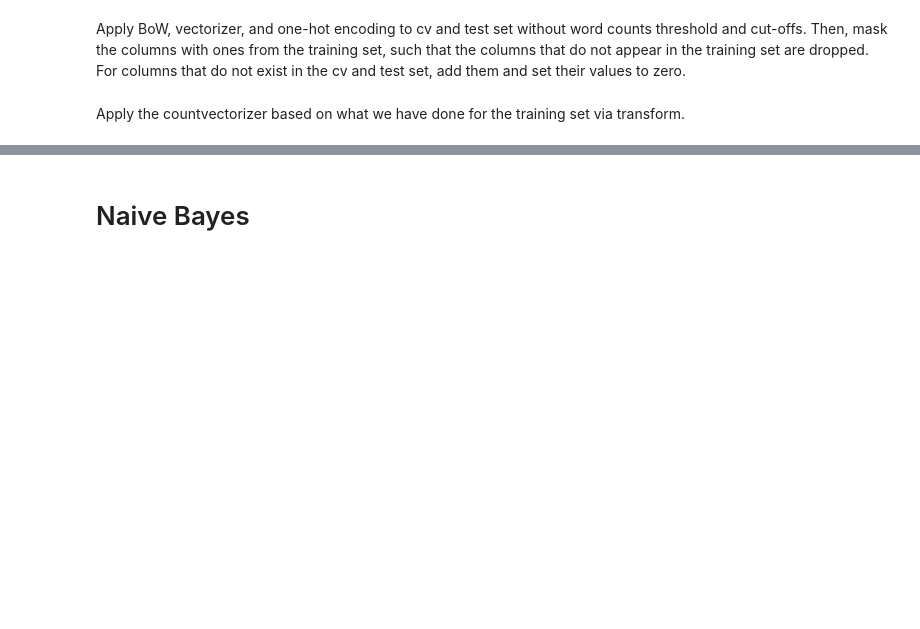
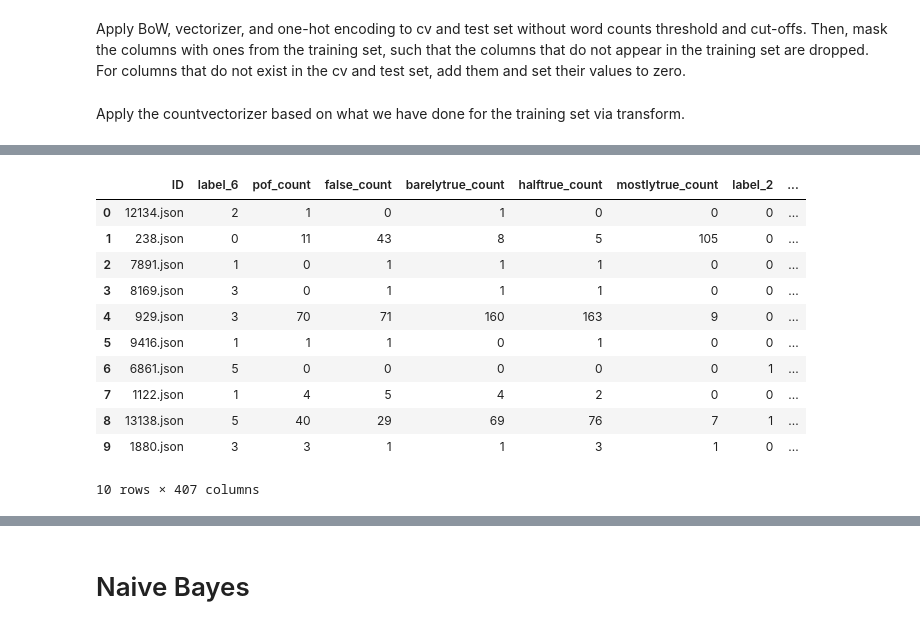
Before and after one commit to TanatPi/ESWD-Term-Project, a Jupyter notebook: true-false-news-classification-eswd-term-project.ipynb, the cells around one changed output, grey strips where cells are left out. Drawn from its saved outputs; the diff is of its cells as text; code cells hidden in the pictures; blank space fills up the shorter version.

```diff
--- a/true-false-news-classification-eswd-term-project.ipynb
+++ b/true-false-news-classification-eswd-term-project.ipynb
@@ -408,2 +404,0 @@ Then, One-Hot encode party.
-# %%
-train_data4 = pd.get_dummies(train_data4, prefix='party', columns=['party'], drop_first=False)
@@ -464,0 +477,31 @@ Apply the countvectorizer based on what we have done for the training set via tr
+# %%
+# Statement
+# get new DataFrame
+cv_statement_vectors = transformtovec(cv_data["stemmed_statement_token"], 'st', cv_statement)
+test_statement_vectors = transformtovec(test_data["stemmed_statement_token"], 'st', cv_statement)
+
+# Context
+# get new DataFrame
+cv_context_vectors = transformtovec(cv_data["stemmed_context_token"], 'ct', cv_context)
+test_context_vectors = transformtovec(test_data["stemmed_context_token"], 'ct', cv_context)
+
+# Context
+# get new DataFrame
+cv_subject_vectors = transformtovec(cv_data["stemmed_subject_token"], 'sj', cv_subject)
+test_subject_vectors = transformtovec(test_data["stemmed_subject_token"], 'sj', cv_subject)
+# %%
+# merge the data in the same order as the training set
+
+# cross validation set
+cv_data = pd.concat([cv_data,cv_statement_vectors],axis=1)
+cv_data = pd.concat([cv_data,cv_context_vectors],axis=1)
+cv_data = pd.concat([cv_data,cv_subject_vectors],axis=1)
+
+# test set
+test_data = pd.concat([test_data,test_statement_vectors],axis=1)
+test_data = pd.concat([test_data,test_context_vectors],axis=1)
+test_data = pd.concat([test_data,test_subject_vectors],axis=1)
+
+# drop original and unnecessary columns
+cv_data.drop(columns=['statement', 'stemmed_statement_token','context', 'stemmed_context_token','subject', 'stemmed_subject_token','speaker','speaker_job','state'], inplace=True)
+test_data.drop(columns=['statement', 'stemmed_statement_token','context', 'stemmed_context_token','subject', 'stemmed_subject_token','speaker','speaker_job','state'], inplace=True)
@@ -464,0 +525,9 @@ Apply the countvectorizer based on what we have done for the training set via tr
+# %%
+cv_party_vectors = transformtovec(np.array(cv_data['party']).reshape(-1, 1), 'party_', ohe)
+test_party_vectors = transformtovec(np.array(test_data['party']).reshape(-1, 1), 'party', ohe)
+
+# add the party vectors
+cv_data = pd.concat([cv_data,cv_party_vectors],axis=1)
+cv_data.drop(columns=['party'], inplace=True)
+test_data = pd.concat([test_data,test_party_vectors],axis=1)
+test_data.drop(columns=['party'], inplace=True)
@@ -464,0 +549,15 @@ Apply the countvectorizer based on what we have done for the training set via tr
+# %%
+cv_data.head(10)
+# %% [output]
+|  | ID | label_6 | pof_count | false_count | barelytrue_count | halftrue_count | mostlytrue_count | label_2 | ... |
+| 0 | 12134.json | 2 | 1 | 0 | 1 | 0 | 0 | 0 | ... |
+| 1 | 238.json | 0 | 11 | 43 | 8 | 5 | 105 | 0 | ... |
+| 2 | 7891.json | 1 | 0 | 1 | 1 | 1 | 0 | 0 | ... |
+| 3 | 8169.json | 3 | 0 | 1 | 1 | 1 | 0 | 0 | ... |
+| 4 | 929.json | 3 | 70 | 71 | 160 | 163 | 9 | 0 | ... |
+| 5 | 9416.json | 1 | 1 | 1 | 0 | 1 | 0 | 0 | ... |
+| 6 | 6861.json | 5 | 0 | 0 | 0 | 0 | 0 | 1 | ... |
+| 7 | 1122.json | 1 | 4 | 5 | 4 | 2 | 0 | 0 | ... |
+| 8 | 13138.json | 5 | 40 | 29 | 69 | 76 | 7 | 1 | ... |
+| 9 | 1880.json | 3 | 3 | 1 | 1 | 3 | 1 | 0 | ... |
+10 rows × 407 columns
```
Also changed, not shown: parts of 14 cells of this notebook.
